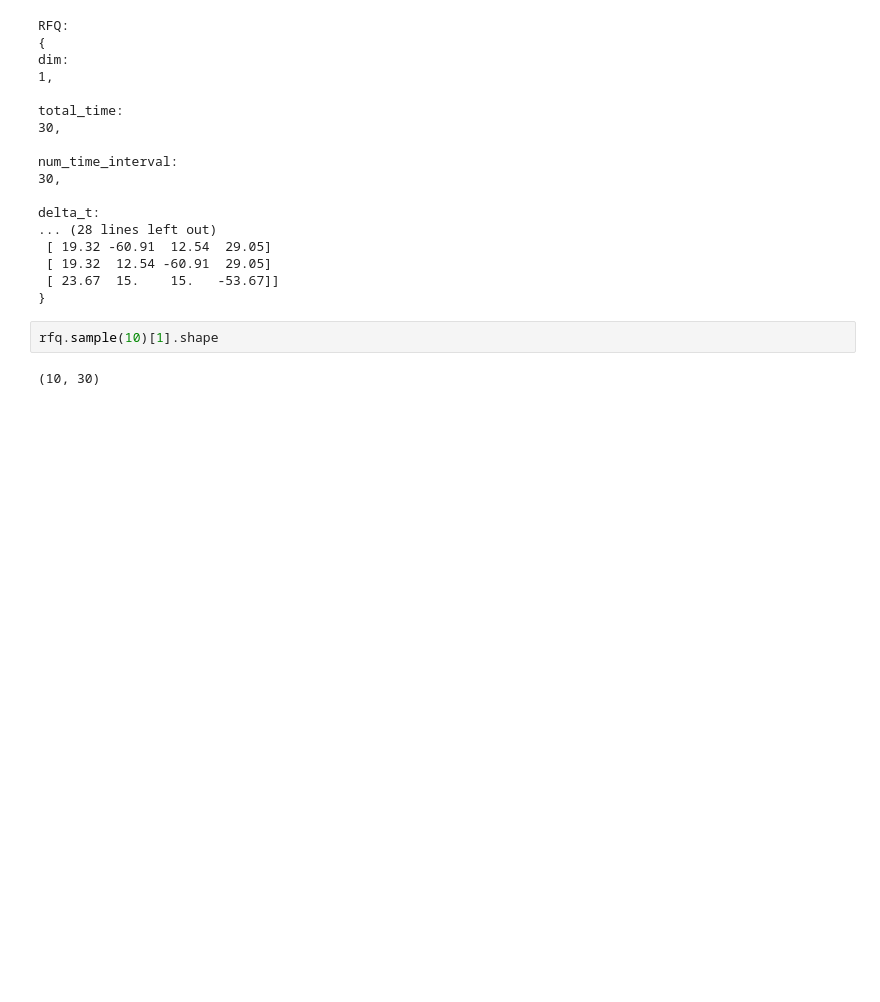
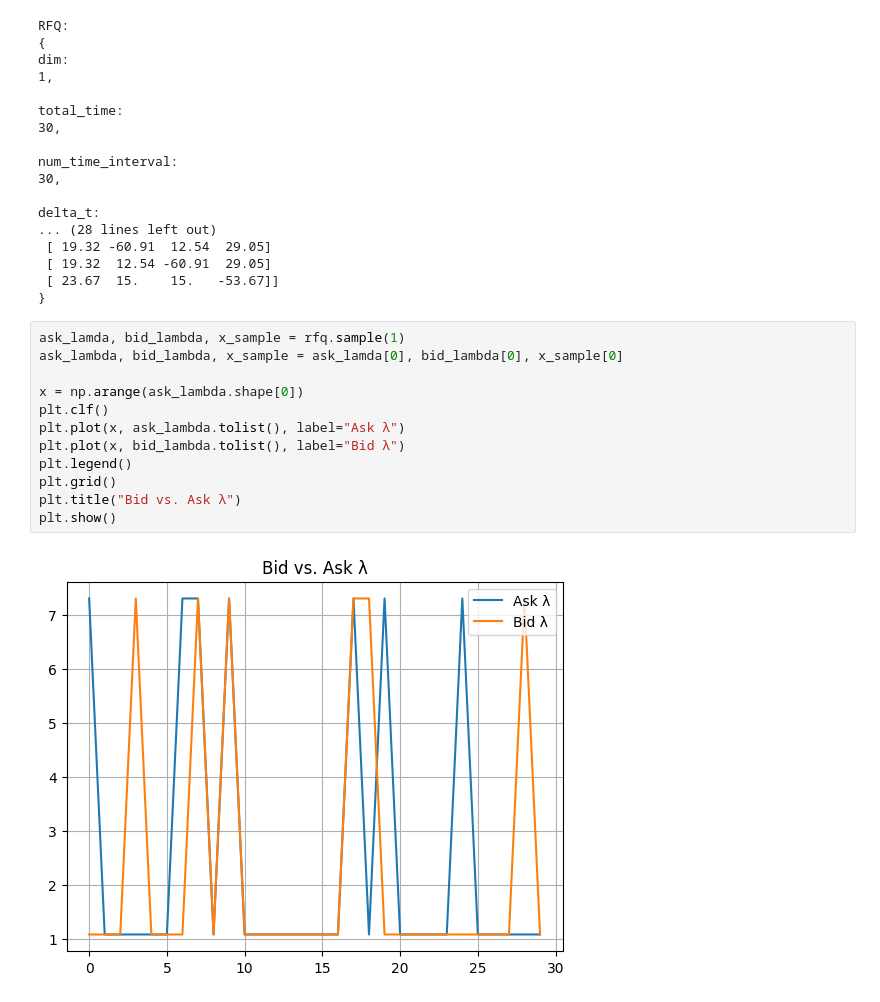
Before and after one commit to alfatti/AI4MarketMaking, a Jupyter notebook: market maker/market-maker.ipynb, the cells around one changed output. Drawn from its saved outputs; the diff is of its cells as text; blank space fills up the shorter version.

```diff
--- a/market maker/market-maker.ipynb
+++ b/market maker/market-maker.ipynb
@@ -146,7 +147,17 @@ delta_t:
  [ 19.32  12.54 -60.91  29.05]
  [ 23.67  15.    15.   -53.67]]
 }
-# %%
-rfq.sample(10)[1].shape
-# %% [output]
-(10, 30)
+# %%
+ask_lamda, bid_lambda, x_sample = rfq.sample(1)
+ask_lambda, bid_lambda, x_sample = ask_lamda[0], bid_lambda[0], x_sample[0]
+
+x = np.arange(ask_lambda.shape[0])
+plt.clf()
+plt.plot(x, ask_lambda.tolist(), label="Ask λ")
+plt.plot(x, bid_lambda.tolist(), label="Bid λ")
+plt.legend()
+plt.grid()
+plt.title("Bid vs. Ask λ")
+plt.show()
+# %% [output]
+[figure, added]
```
Also changed, not shown: parts of 4 cells of this notebook, 3 other files.
